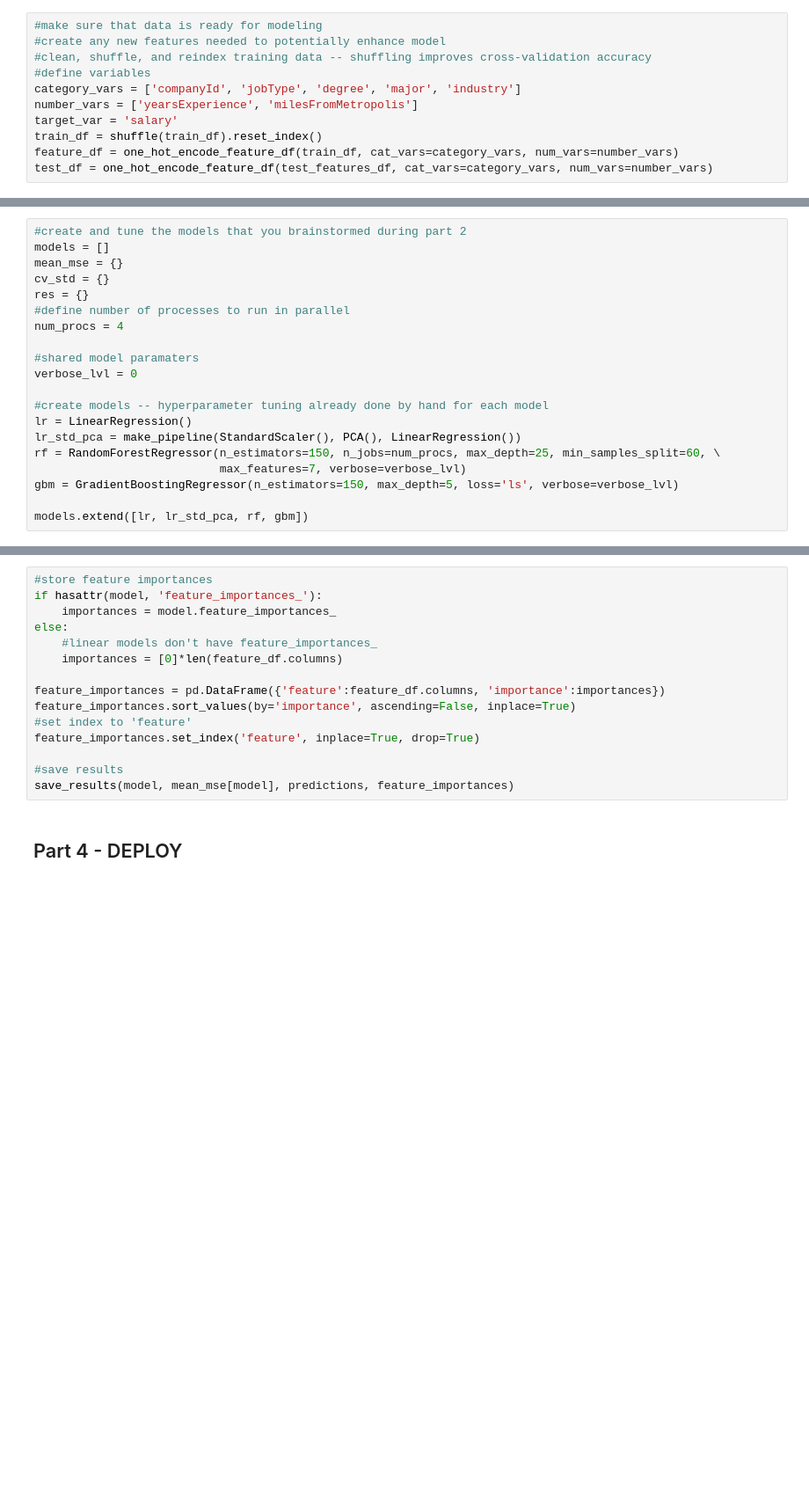
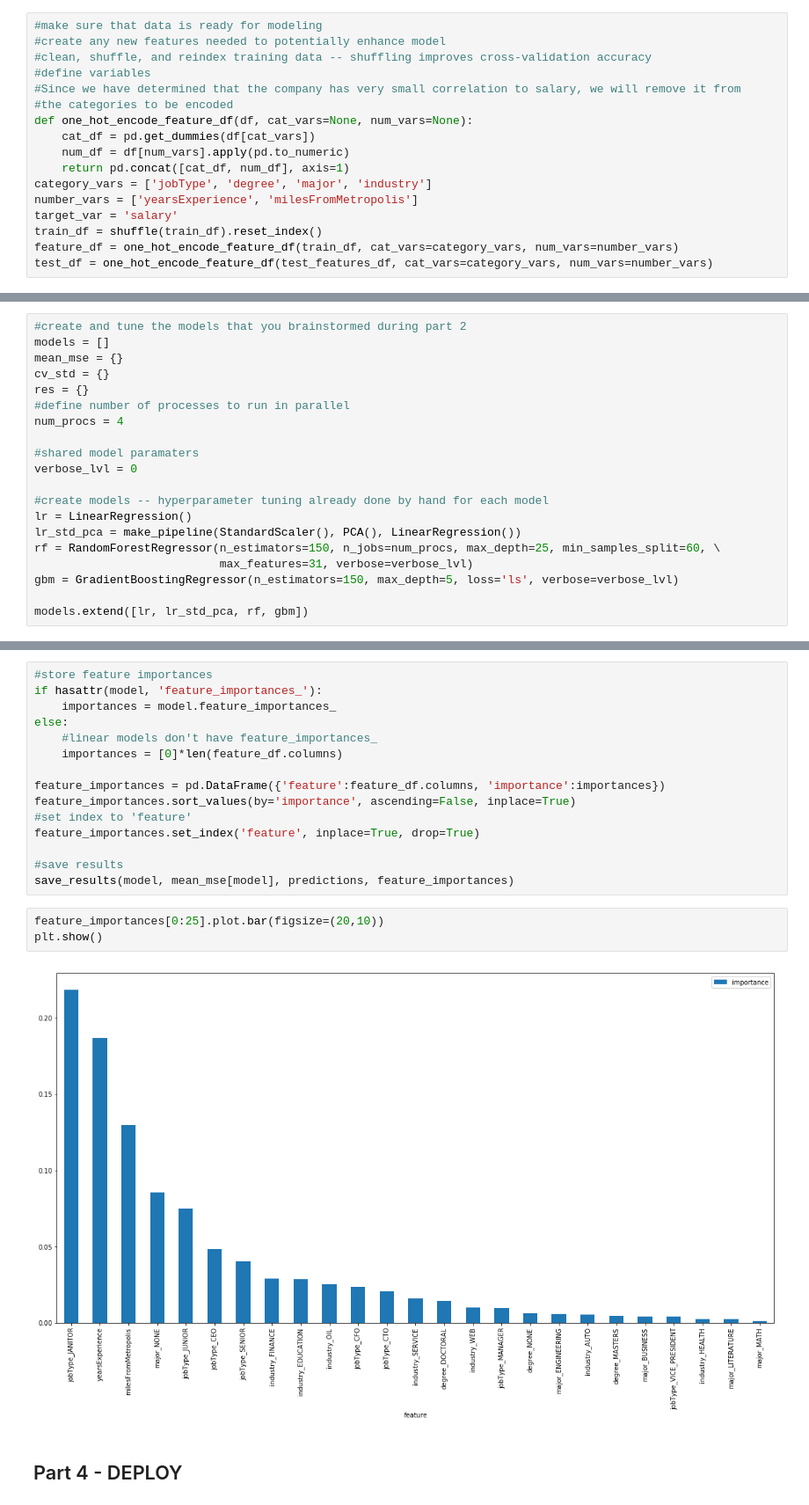
Before and after one commit to jdfreeman-repo/salarypredictionportfolio, a Jupyter notebook: salaryPredictionNotebook.ipynb, the cells around one changed output, grey strips where cells are left out. Shown at 88% size. Cells and saved outputs as stored; diff of their text form; blank space fills up the shorter version.

```diff
--- a/salaryPredictionNotebook.ipynb
+++ b/salaryPredictionNotebook.ipynb
@@ -494,7 +538,13 @@ You will cycle through creating features, tuning models, and training/validing m
 #create any new features needed to potentially enhance model
 #clean, shuffle, and reindex training data -- shuffling improves cross-validation accuracy
 #define variables
-category_vars = ['companyId', 'jobType', 'degree', 'major', 'industry']
+#Since we have determined that the company has very small correlation to salary, we will remove it from
+#the categories to be encoded
+def one_hot_encode_feature_df(df, cat_vars=None, num_vars=None):
+    cat_df = pd.get_dummies(df[cat_vars])
+    num_df = df[num_vars].apply(pd.to_numeric)
+    return pd.concat([cat_df, num_df], axis=1)
+category_vars = ['jobType', 'degree', 'major', 'industry']
 number_vars = ['yearsExperience', 'milesFromMetropolis']
 target_var = 'salary'
 train_df = shuffle(train_df).reset_index()
@@ -521,7 +591,7 @@ verbose_lvl = 0
 lr = LinearRegression()
 lr_std_pca = make_pipeline(StandardScaler(), PCA(), LinearRegression())
 rf = RandomForestRegressor(n_estimators=150, n_jobs=num_procs, max_depth=25, min_samples_split=60, \
-                           max_features=7, verbose=verbose_lvl)
+                           max_features=31, verbose=verbose_lvl)
 gbm = GradientBoostingRegressor(n_estimators=150, max_depth=5, loss='ls', verbose=verbose_lvl)
 
 models.extend([lr, lr_std_pca, rf, gbm])
@@ -581,6 +694,11 @@ feature_importances.set_index('feature', inplace=True, drop=True)
 
 #save results
 save_results(model, mean_mse[model], predictions, feature_importances)
+# %%
+feature_importances[0:25].plot.bar(figsize=(20,10))
+plt.show()
+# %% [output]
+[figure, added]
 # %% [markdown]
 ## Part 4 - DEPLOY
 # %% [markdown]
```
Also changed, not shown: parts of 8 cells of this notebook.
